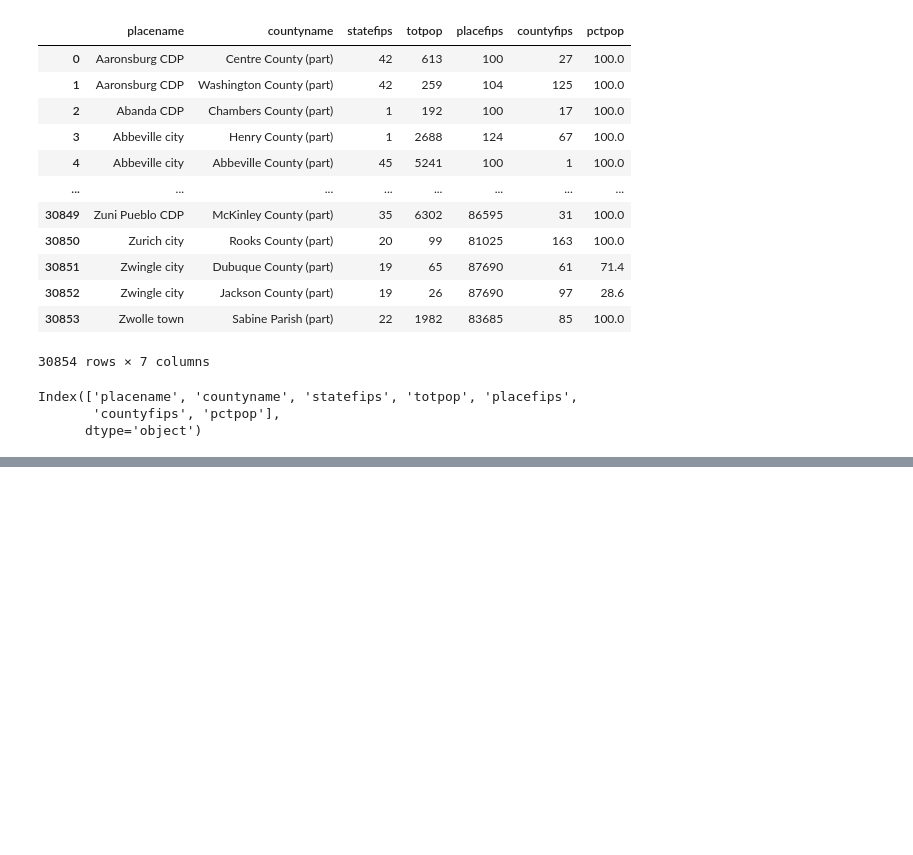
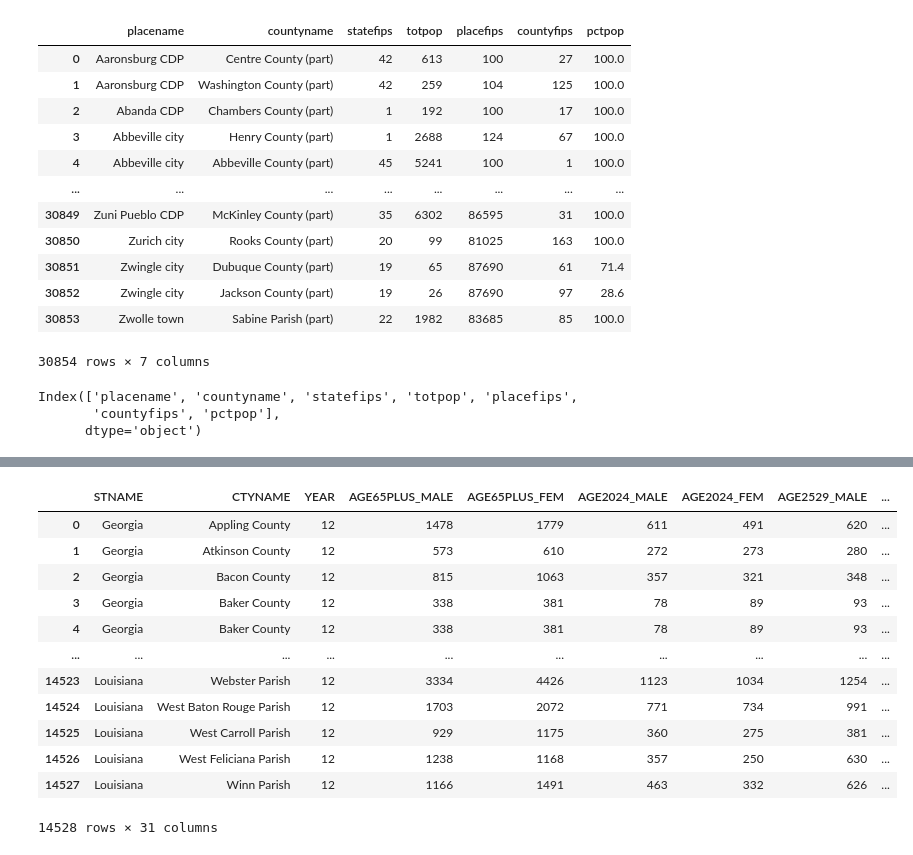
Before and after one commit to kayzhou/US_election, a Jupyter notebook: user_reweight_US.ipynb, the cells around one changed output, grey strips where cells are left out. Cells and saved outputs as stored; diff of their text form; code cells hidden in the pictures; blank space fills up the shorter version.

```diff
--- a/user_reweight_US.ipynb
+++ b/user_reweight_US.ipynb
@@ -303,0 +350,19 @@ Index(['placename', 'countyname', 'statefips', 'totpop', 'placefips',
+# %%
+# pd.merge(data, rural_population, on = 'name')
+# rural_population
+data = pd.merge(data, rural_table, on="County_Name")
+data
+# %% [output]
+|  | STNAME | CTYNAME | YEAR | AGE65PLUS_MALE | AGE65PLUS_FEM | AGE2024_MALE | AGE2024_FEM | AGE2529_MALE | ... |
+| 0 | Georgia | Appling County | 12 | 1478 | 1779 | 611 | 491 | 620 | ... |
+| 1 | Georgia | Atkinson County | 12 | 573 | 610 | 272 | 273 | 280 | ... |
+| 2 | Georgia | Bacon County | 12 | 815 | 1063 | 357 | 321 | 348 | ... |
+| 3 | Georgia | Baker County | 12 | 338 | 381 | 78 | 89 | 93 | ... |
+| 4 | Georgia | Baker County | 12 | 338 | 381 | 78 | 89 | 93 | ... |
+| ... | ... | ... | ... | ... | ... | ... | ... | ... | ... |
+| 14523 | Louisiana | Webster Parish | 12 | 3334 | 4426 | 1123 | 1034 | 1254 | ... |
+| 14524 | Louisiana | West Baton Rouge Parish | 12 | 1703 | 2072 | 771 | 734 | 991 | ... |
+| 14525 | Louisiana | West Carroll Parish | 12 | 929 | 1175 | 360 | 275 | 381 | ... |
+| 14526 | Louisiana | West Feliciana Parish | 12 | 1238 | 1168 | 357 | 250 | 630 | ... |
+| 14527 | Louisiana | Winn Parish | 12 | 1166 | 1491 | 463 | 332 | 626 | ... |
+14528 rows × 31 columns
```
Also changed, not shown: parts of 9 cells of this notebook.
